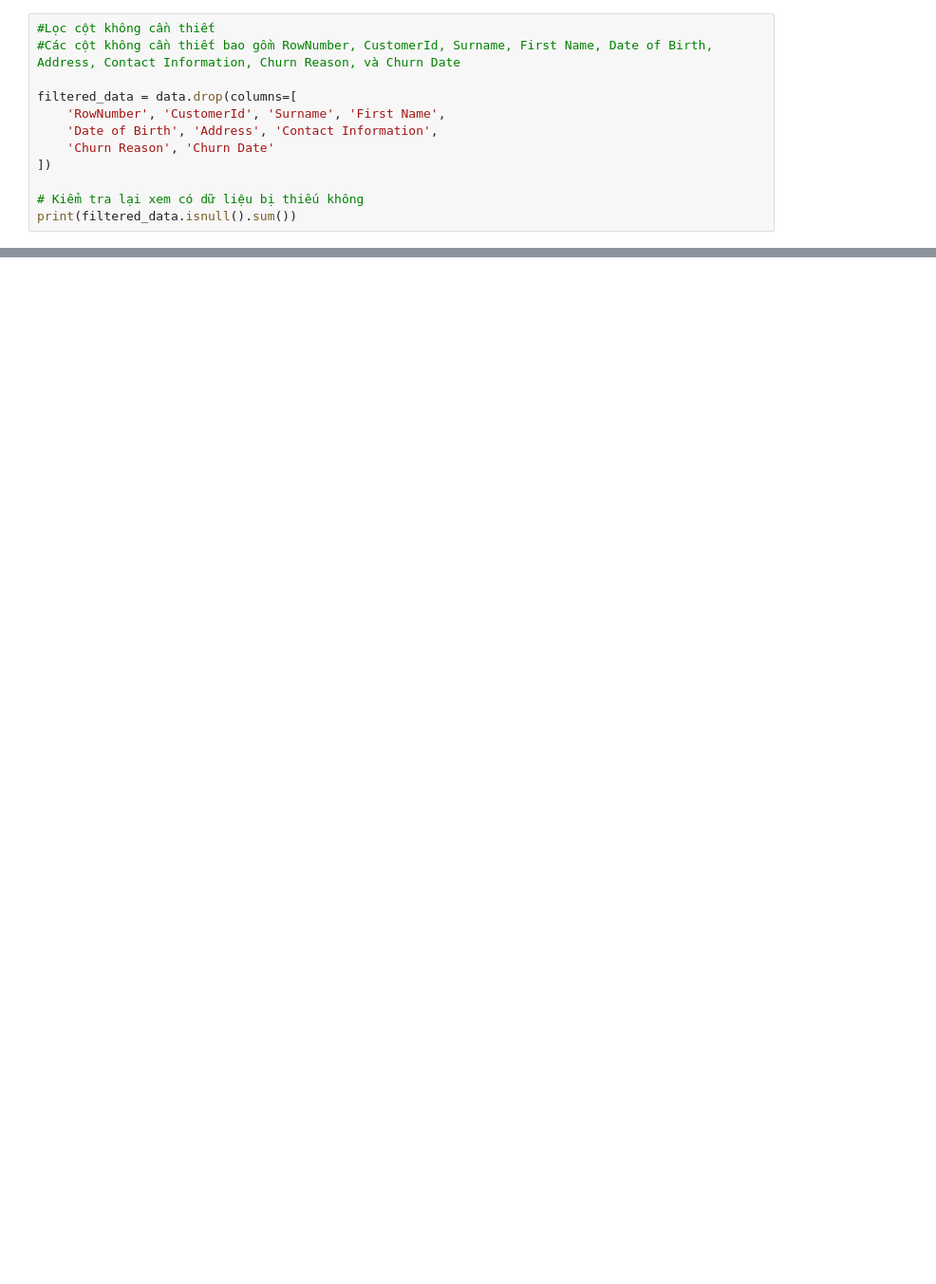
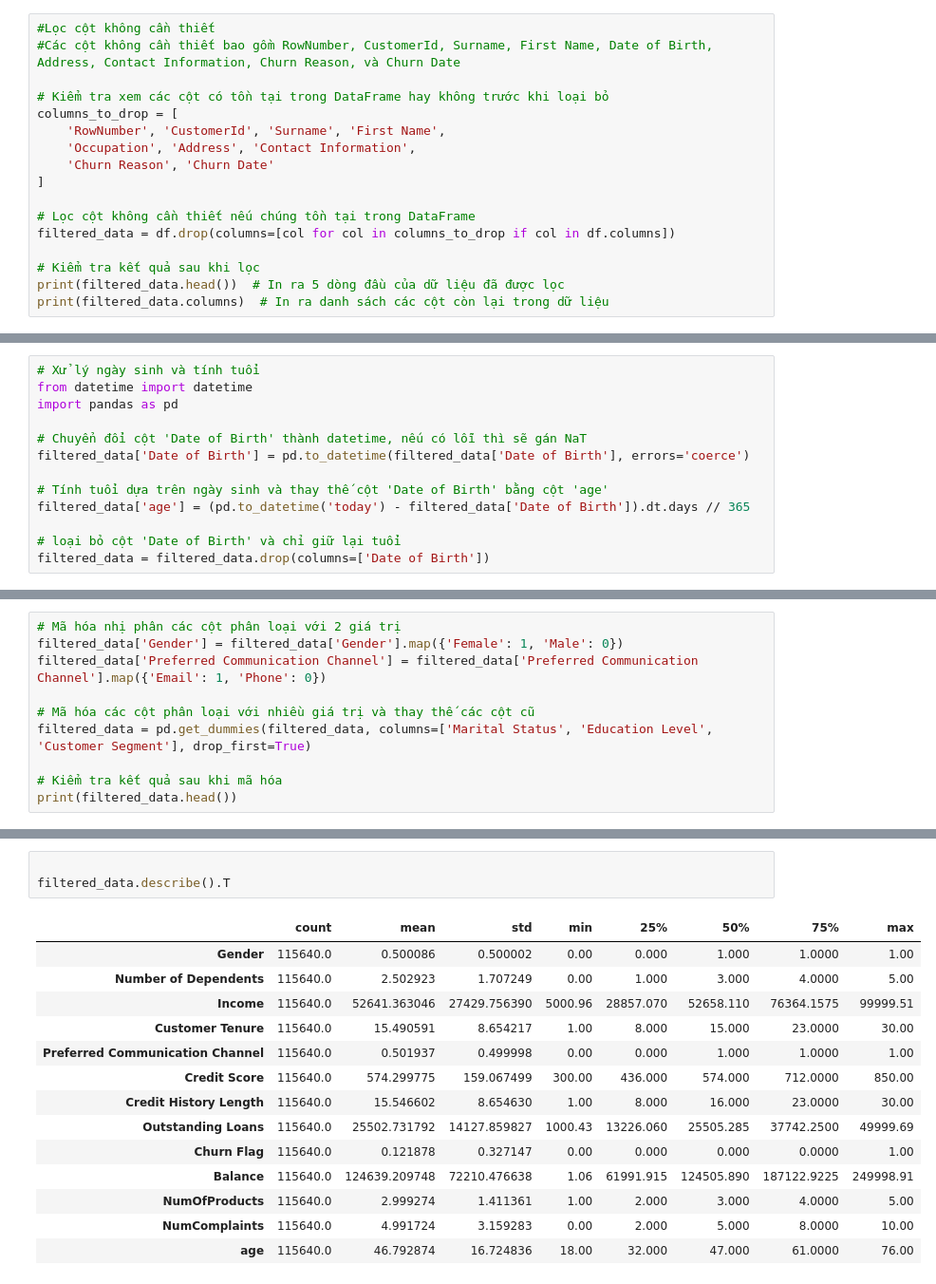
Before and after one commit to Yusshiro/Churn-Banking, a Jupyter notebook: Churn.ipynb, the cells around one changed output, grey strips where cells are left out. Shown: that part at 95% size. Cells and saved outputs as stored; diff of their text form; blank space fills up the shorter version.

```diff
--- a/Churn.ipynb
+++ b/Churn.ipynb
@@ -31,12 +85,17 @@ Data columns (total 25 columns):
 #Lọc cột không cần thiết
 #Các cột không cần thiết bao gồm RowNumber, CustomerId, Surname, First Name, Date of Birth, Address, Contact Information, Churn Reason, và Churn Date
 
-filtered_data = data.drop(columns=[
+# Kiểm tra xem các cột có tồn tại trong DataFrame hay không trước khi loại bỏ
+columns_to_drop = [
     'RowNumber', 'CustomerId', 'Surname', 'First Name',
-    'Date of Birth', 'Address', 'Contact Information',
+    'Occupation', 'Address', 'Contact Information',
     'Churn Reason', 'Churn Date'
-])
+]
 
-# Kiểm tra lại xem có dữ liệu bị thiếu không
-print(filtered_data.isnull().sum())
+# Lọc cột không cần thiết nếu chúng tồn tại trong DataFrame
+filtered_data = df.drop(columns=[col for col in columns_to_drop if col in df.columns])
+
+# Kiểm tra kết quả sau khi lọc
+print(filtered_data.head())  # In ra 5 dòng đầu của dữ liệu đã được lọc
+print(filtered_data.columns)  # In ra danh sách các cột còn lại trong dữ liệu
 # %% [output]
@@ -61,0 +135,13 @@ dtype: int64
+# %%
+# Xử lý ngày sinh và tính tuổi
+from datetime import datetime
+import pandas as pd
+
+# Chuyển đổi cột 'Date of Birth' thành datetime, nếu có lỗi thì sẽ gán NaT
+filtered_data['Date of Birth'] = pd.to_datetime(filtered_data['Date of Birth'], errors='coerce')
+
+# Tính tuổi dựa trên ngày sinh và thay thế cột 'Date of Birth' bằng cột 'age'
+filtered_data['age'] = (pd.to_datetime('today') - filtered_data['Date of Birth']).dt.days // 365
+
+# loại bỏ cột 'Date of Birth' và chỉ giữ lại tuổi
+filtered_data = filtered_data.drop(columns=['Date of Birth'])
@@ -61,0 +173,10 @@ dtype: int64
+# %%
+# Mã hóa nhị phân các cột phân loại với 2 giá trị
+filtered_data['Gender'] = filtered_data['Gender'].map({'Female': 1, 'Male': 0})
+filtered_data['Preferred Communication Channel'] = filtered_data['Preferred Communication Channel'].map({'Email': 1, 'Phone': 0})
+
+# Mã hóa các cột phân loại với nhiều giá trị và thay thế các cột cũ
+filtered_data = pd.get_dummies(filtered_data, columns=['Marital Status', 'Education Level', 'Customer Segment'], drop_first=True)
+
+# Kiểm tra kết quả sau khi mã hóa
+print(filtered_data.head())
@@ -61,0 +212,18 @@ dtype: int64
+# %%
+
+filtered_data.describe().T
+# %% [output]
+|  | count | mean | std | min | 25% | 50% | 75% | max |
+| Gender | 115640.0 | 0.500086 | 0.500002 | 0.00 | 0.000 | 1.000 | 1.0000 | 1.00 |
+| Number of Dependents | 115640.0 | 2.502923 | 1.707249 | 0.00 | 1.000 | 3.000 | 4.0000 | 5.00 |
+| Income | 115640.0 | 52641.363046 | 27429.756390 | 5000.96 | 28857.070 | 52658.110 | 76364.1575 | 99999.51 |
+| Customer Tenure | 115640.0 | 15.490591 | 8.654217 | 1.00 | 8.000 | 15.000 | 23.0000 | 30.00 |
+| Preferred Communication Channel | 115640.0 | 0.501937 | 0.499998 | 0.00 | 0.000 | 1.000 | 1.0000 | 1.00 |
+| Credit Score | 115640.0 | 574.299775 | 159.067499 | 300.00 | 436.000 | 574.000 | 712.0000 | 850.00 |
+| Credit History Length | 115640.0 | 15.546602 | 8.654630 | 1.00 | 8.000 | 16.000 | 23.0000 | 30.00 |
+| Outstanding Loans | 115640.0 | 25502.731792 | 14127.859827 | 1000.43 | 13226.060 | 25505.285 | 37742.2500 | 49999.69 |
+| Churn Flag | 115640.0 | 0.121878 | 0.327147 | 0.00 | 0.000 | 0.000 | 0.0000 | 1.00 |
+| Balance | 115640.0 | 124639.209748 | 72210.476638 | 1.06 | 61991.915 | 124505.890 | 187122.9225 | 249998.91 |
+| NumOfProducts | 115640.0 | 2.999274 | 1.411361 | 1.00 | 2.000 | 3.000 | 4.0000 | 5.00 |
+| NumComplaints | 115640.0 | 4.991724 | 3.159283 | 0.00 | 2.000 | 5.000 | 8.0000 | 10.00 |
+| age | 115640.0 | 46.792874 | 16.724836 | 18.00 | 32.000 | 47.000 | 61.0000 | 76.00 |
```
Also changed, not shown: parts of 13 cells of this notebook, 1 other file.
